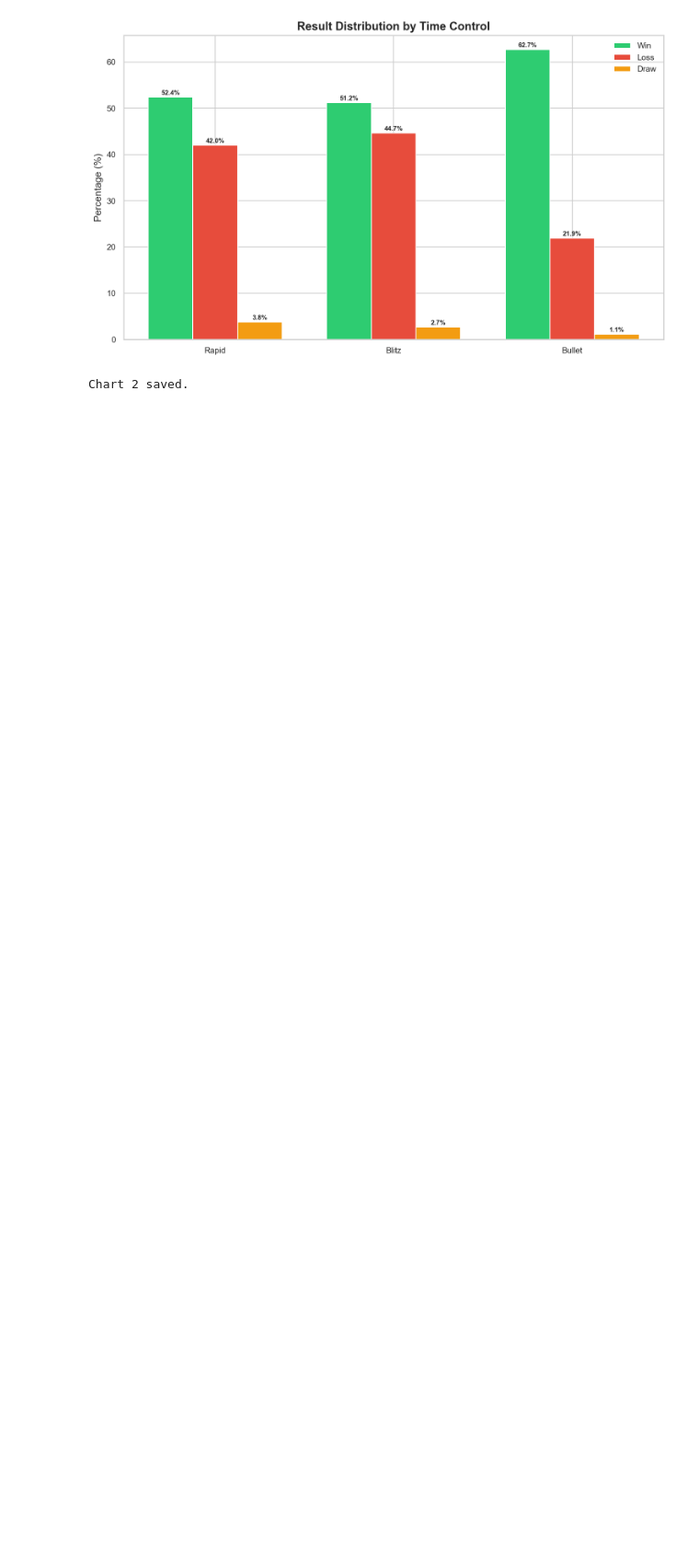
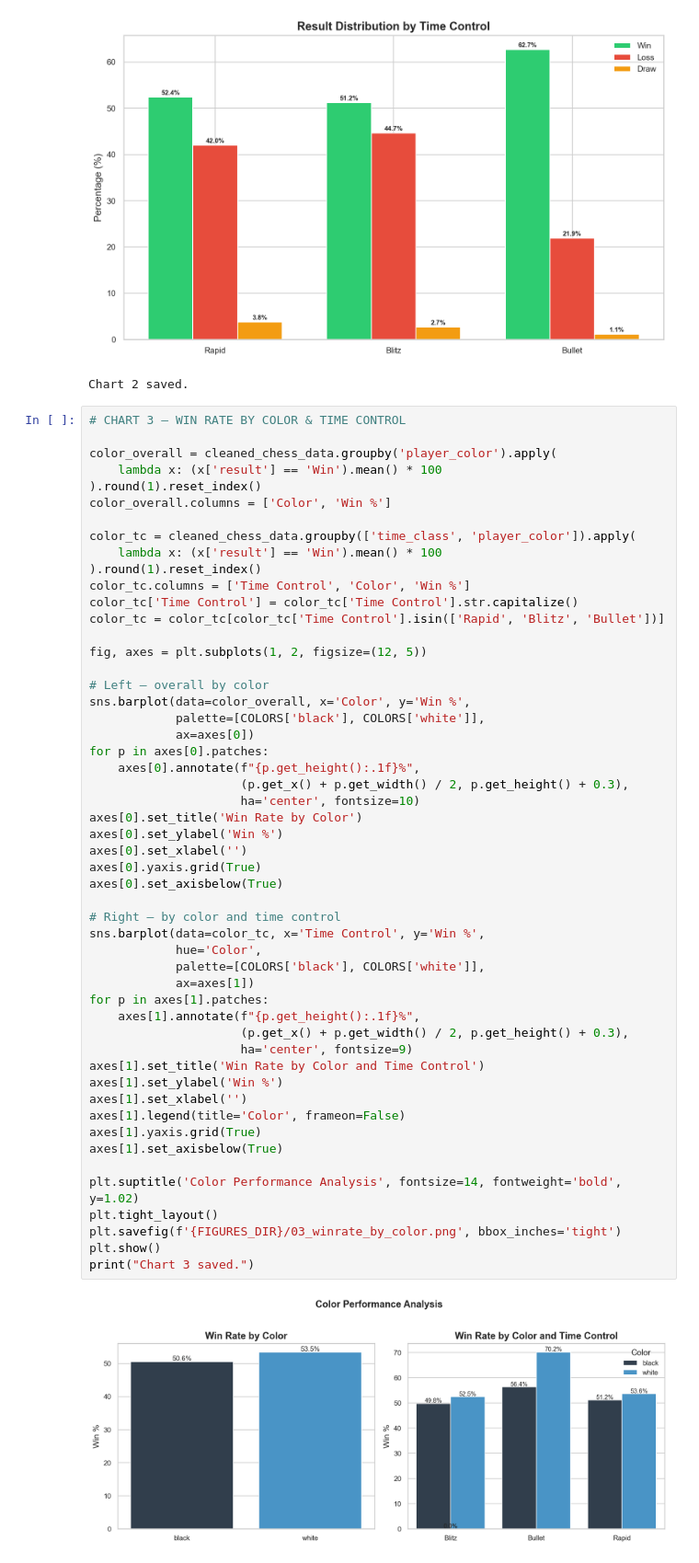
Before and after one commit to Fareed04/Chess-data-analysis, a Jupyter notebook: notebooks/chess_performance_analysis.ipynb, the cells around one changed output. Shown at 92% size. Drawn from its saved outputs; the diff is of its cells as text; blank space fills up the shorter version.

```diff
--- a/notebooks/chess_performance_analysis.ipynb
+++ b/notebooks/chess_performance_analysis.ipynb
@@ -726,3 +726,57 @@ print("Chart 2 saved.")
 # %% [output]
 [figure]
 Chart 2 saved.
+# %%
+# CHART 3 — WIN RATE BY COLOR & TIME CONTROL
+
+color_overall = cleaned_chess_data.groupby('player_color').apply(
+    lambda x: (x['result'] == 'Win').mean() * 100
+).round(1).reset_index()
+color_overall.columns = ['Color', 'Win %']
+
+color_tc = cleaned_chess_data.groupby(['time_class', 'player_color']).apply(
+    lambda x: (x['result'] == 'Win').mean() * 100
+).round(1).reset_index()
+color_tc.columns = ['Time Control', 'Color', 'Win %']
+color_tc['Time Control'] = color_tc['Time Control'].str.capitalize()
+color_tc = color_tc[color_tc['Time Control'].isin(['Rapid', 'Blitz', 'Bullet'])]
+
+fig, axes = plt.subplots(1, 2, figsize=(12, 5))
+
+# Left — overall by color
+sns.barplot(data=color_overall, x='Color', y='Win %',
+            palette=[COLORS['black'], COLORS['white']],
+            ax=axes[0])
+for p in axes[0].patches:
+    axes[0].annotate(f"{p.get_height():.1f}%",
+                     (p.get_x() + p.get_width() / 2, p.get_height() + 0.3),
+                     ha='center', fontsize=10)
+axes[0].set_title('Win Rate by Color')
+axes[0].set_ylabel('Win %')
+axes[0].set_xlabel('')
+axes[0].yaxis.grid(True)
+axes[0].set_axisbelow(True)
+
+# Right — by color and time control
+sns.barplot(data=color_tc, x='Time Control', y='Win %',
+            hue='Color',
+            palette=[COLORS['black'], COLORS['white']],
+            ax=axes[1])
+for p in axes[1].patches:
+    axes[1].annotate(f"{p.get_height():.1f}%",
+                     (p.get_x() + p.get_width() / 2, p.get_height() + 0.3),
+                     ha='center', fontsize=9)
+axes[1].set_title('Win Rate by Color and Time Control')
+axes[1].set_ylabel('Win %')
+axes[1].set_xlabel('')
+axes[1].legend(title='Color', frameon=False)
+axes[1].yaxis.grid(True)
+axes[1].set_axisbelow(True)
+
+plt.suptitle('Color Performance Analysis', fontsize=14, fontweight='bold', y=1.02)
+plt.tight_layout()
+plt.savefig(f'{FIGURES_DIR}/03_winrate_by_color.png', bbox_inches='tight')
+plt.show()
+print("Chart 3 saved.")
+# %% [output]
+[figure, added]
```
Also changed, not shown: parts of 5 cells of this notebook, 6 other files.
